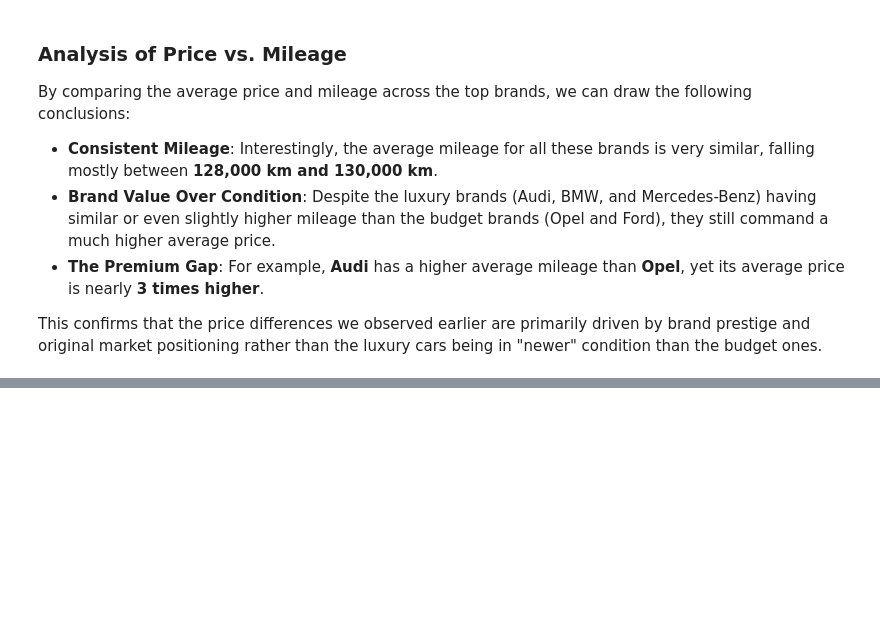
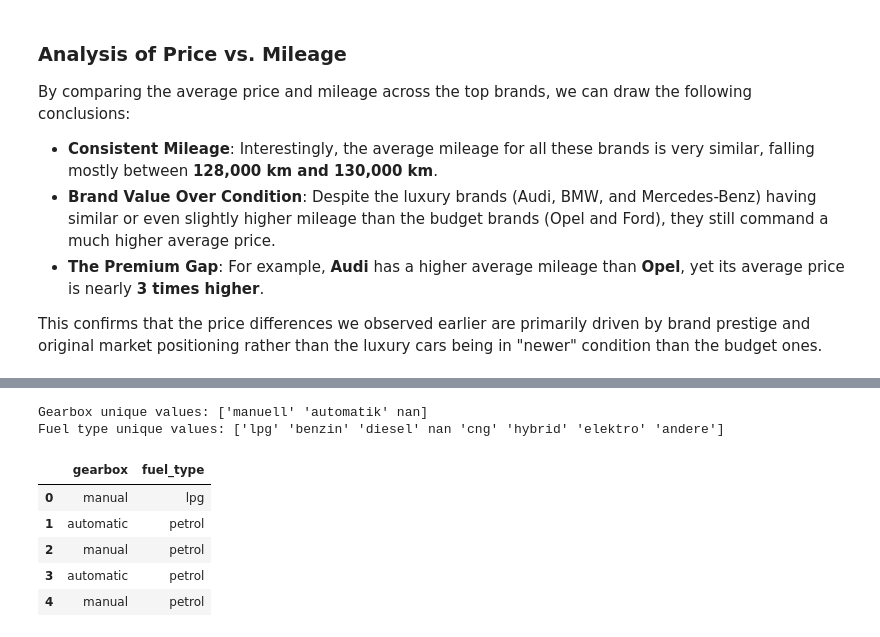
Before and after one commit to hukeirzz/Exploring-eBay-Car-Sales-Data, a Jupyter notebook: exploring_ebay_car_sales_data.ipynb, the cells around one changed output, grey strips where cells are left out. Drawn from its saved outputs; the diff is of its cells as text; code cells hidden in the pictures; blank space fills up the shorter version.

```diff
--- a/exploring_ebay_car_sales_data.ipynb
+++ b/exploring_ebay_car_sales_data.ipynb
@@ -518,0 +525,36 @@ This confirms that the price differences we observed earlier are primarily drive
+# %%
+# Check unique values in gearbox and fuel_type
+print("Gearbox unique values:", autos["gearbox"].unique())
+print("Fuel type unique values:", autos["fuel_type"].unique())
+
+# Define mapping dictionaries
+gearbox_map = {
+    'manuell': 'manual',
+    'automatik': 'automatic'
+}
+
+fuel_type_map = {
+    'benzin': 'petrol',
+    'diesel': 'diesel',
+    'lpg': 'lpg',
+    'pöl': 'vegetable_oil',
+    'hybrid': 'hybrid',
+    'elektro': 'electric',
+    'andere': 'other'
+}
+
+# Apply mappings
+autos["gearbox"] = autos["gearbox"].map(gearbox_map)
+autos["fuel_type"] = autos["fuel_type"].map(fuel_type_map)
+
+# Verify translation
+autos[["gearbox", "fuel_type"]].head()
+# %% [output]
+Gearbox unique values: ['manuell' 'automatik' nan]
+Fuel type unique values: ['lpg' 'benzin' 'diesel' nan 'cng' 'hybrid' 'elektro' 'andere']
+|  | gearbox | fuel_type |
+| 0 | manual | lpg |
+| 1 | automatic | petrol |
+| 2 | manual | petrol |
+| 3 | automatic | petrol |
+| 4 | manual | petrol |
```
Also changed, not shown: parts of 2 cells of this notebook.
